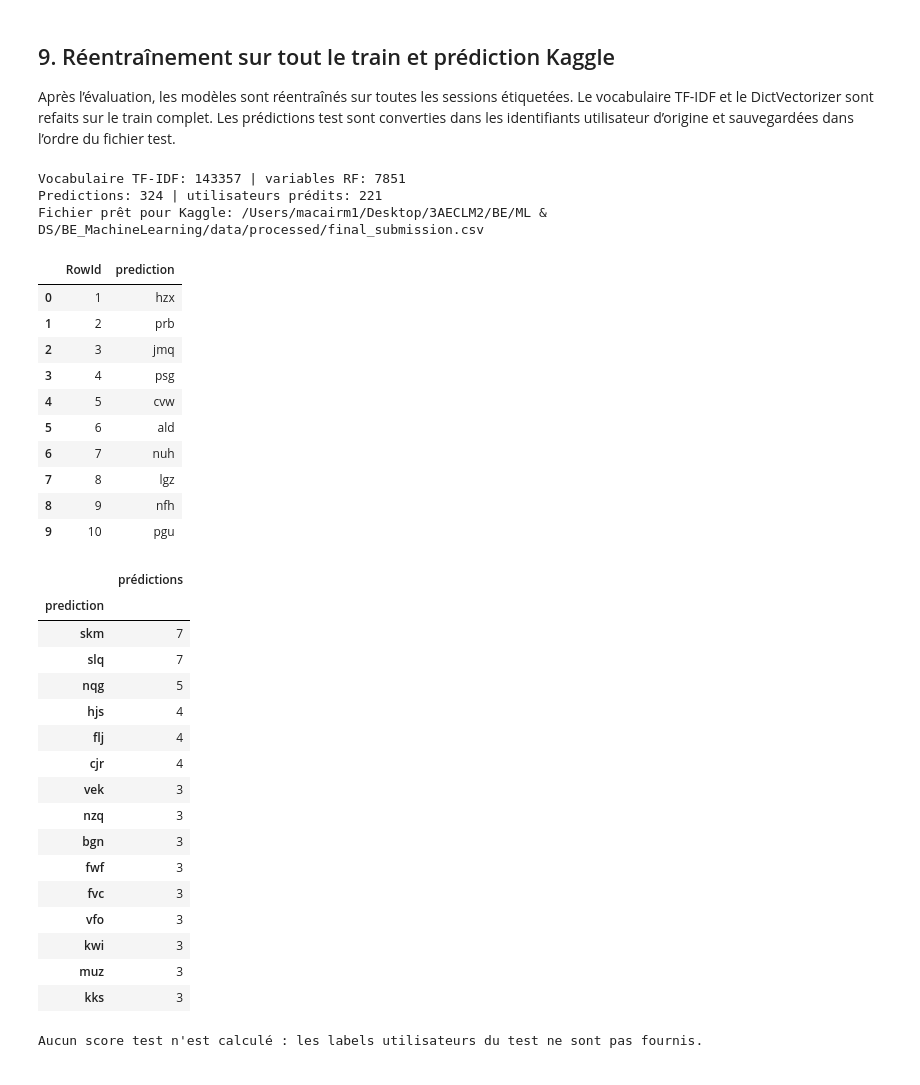
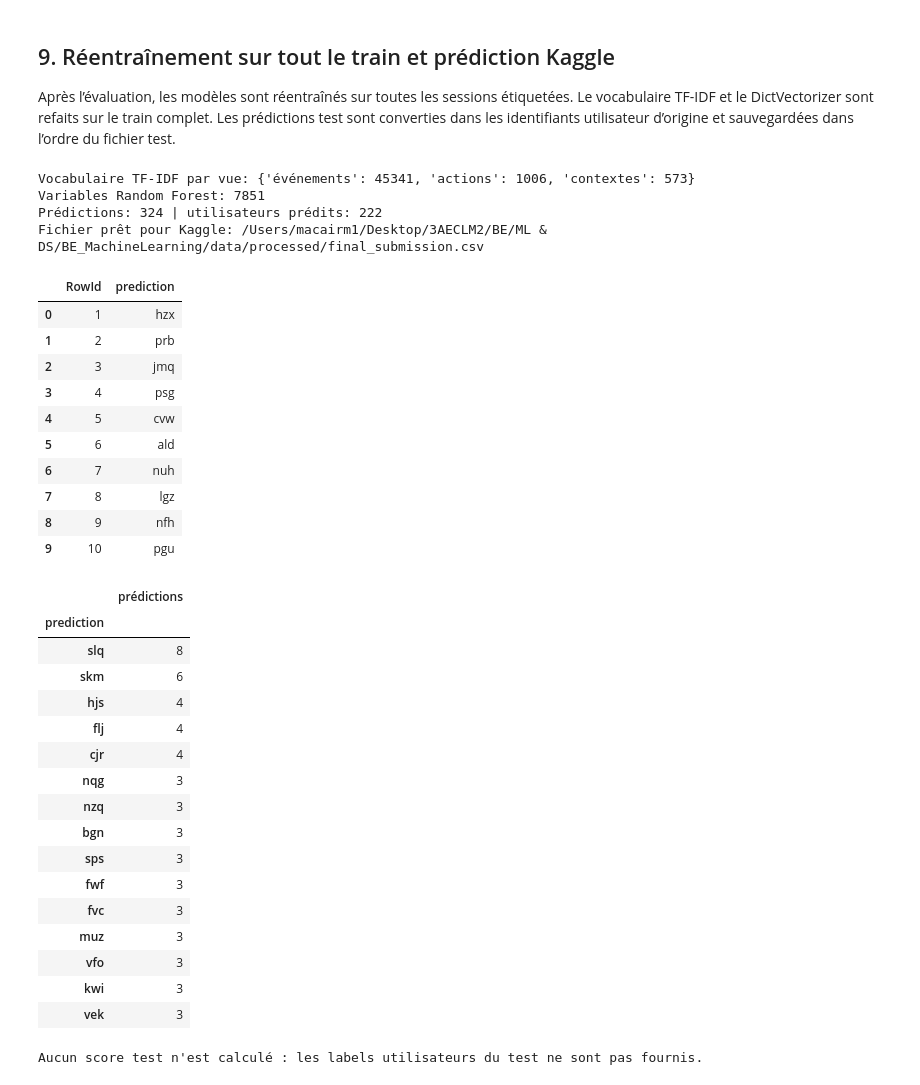
Before and after one commit to AM1N8/BE_MachineLearning, a Jupyter notebook: Notebooks/FINAL_PROJECT.ipynb, the cells around one changed output. Drawn from its saved outputs; the diff is of its cells as text; code cells hidden in the pictures.

```diff
--- a/Notebooks/FINAL_PROJECT.ipynb
+++ b/Notebooks/FINAL_PROJECT.ipynb
@@ -36,6 +36,7 @@ from IPython.display import display
 from sklearn.ensemble import RandomForestClassifier
 from sklearn.feature_extraction import DictVectorizer
 from sklearn.feature_extraction.text import TfidfVectorizer
+from sklearn.linear_model import RidgeClassifier, SGDClassifier
 from sklearn.metrics import (
     accuracy_score,
     classification_report,
@@ -43,6 +44,8 @@ from sklearn.metrics import (
     precision_recall_fscore_support,
 )
 from sklearn.model_selection import train_test_split
+from sklearn.naive_bayes import ComplementNB
+from sklearn.neighbors import KNeighborsClassifier
 from sklearn.svm import LinearSVC
 
 # Configuration principale, pour pouvoir reproduire l'expérience.
@@ -51,10 +54,12 @@ OUTER_VALIDATION_SEED = 31415
 INNER_VALIDATION_SEED = 42
 OUTER_VALIDATION_SIZE = 0.20
 INNER_VALIDATION_SIZE = 0.20
-TFIDF_NGRAM_RANGE = (1, 3)
+TFIDF_NGRAM_RANGE = (1, 2)
 TFIDF_MIN_DF = 2
-SVM_C = 3.0
+SVM_C = 5.0
 SVM_CLASS_WEIGHT = "balanced"
+ACTION_VIEW_WEIGHT = 0.75
+CONTEXT_VIEW_WEIGHT = 0.25
 RF_TREES = 500
 RF_MIN_SAMPLES_LEAF = 2
 BLEND_TEMPERATURES = (0.1, 0.2, 0.35, 0.5)
@@ -275,6 +280,19 @@ def sequence_document(session: dict, include_time_markers: bool = False) -> str:
         if include_time_markers or not TIME_RE.fullmatch(token)
     )
     return TOKEN_SEPARATOR.join(tokens)
+
+def semantic_documents(session: dict) -> tuple[str, str]:
+    actions = [f"BROWSER={session['navigateur']}"]
+    contexts = [f"BROWSER={session['navigateur']}"]
+    for event in session["events"]:
+        if TIME_RE.fullmatch(event):
+            continue
+        actions.append(f"ACTION={action_name(event)}")
+        for prefix, pattern in (("SCREEN", SCREEN_RE), ("CONFIG", CONFIG_RE), ("CHAIN", CHAIN_RE)):
+            match = pattern.search(event)
+            if match:
+                contexts.append(f"{prefix}={match.group(1)}")
+    return TOKEN_SEPARATOR.join(actions), TOKEN_SEPARATOR.join(contexts)
 
 def rf_features(session: dict) -> dict[str, float]:
     events = session["events"]
@@ -325,6 +343,8 @@ def rf_features(session: dict) -> dict[str, float]:
 
 train_documents = [sequence_document(s) for s in train_sessions]
 test_documents = [sequence_document(s) for s in test_sessions]
+train_action_documents, train_context_documents = zip(*(semantic_documents(s) for s in train_sessions))
+test_action_documents, test_context_documents = zip(*(semantic_documents(s) for s in test_sessions))
 train_rf_rows = [rf_features(s) for s in train_sessions]
 test_rf_rows = [rf_features(s) for s in test_sessions]
 
@@ -661,9 +737,9 @@ Erreurs du mélange: 22 / 656 (3.4%)
 
 Après l’évaluation, les modèles sont réentraînés sur toutes les sessions étiquetées. Le vocabulaire TF-IDF et le DictVectorizer sont refaits sur le train complet. Les prédictions test sont converties dans les identifiants utilisateur d’origine et sauvegardées dans l’ordre du fichier test.
 # %%
-final_tfidf = build_tfidf()
-X_train_seq = final_tfidf.fit_transform(train_documents)
-X_test_seq = final_tfidf.transform(test_documents)
+all_train_views = (train_documents, train_action_documents, train_context_documents)
+test_views = (test_documents, test_action_documents, test_context_documents)
+X_train_seq, X_test_seq, final_svm_vectorizers = vectorize_svm_views(all_train_views, test_views)
 final_svm = build_svm()
 final_svm.fit(X_train_seq, y)
 test_svm_margins = final_svm.decision_function(X_test_seq)
@@ -689,53 +765,55 @@ test_predictions = blended_prediction(final_outputs, BEST_TEMPERATURE, BEST_RF_W
 submission = pd.DataFrame({
     "RowId": np.arange(1, len(test_predictions) + 1),
     "prediction": test_predictions,
 })
 submission_path = DATA_DIR / "processed" / "final_submission.csv"
 submission_path.parent.mkdir(parents=True, exist_ok=True)
 submission.to_csv(submission_path, index=False)
 
 assert submission.columns.tolist() == ["RowId", "prediction"]
 assert len(submission) == len(test_sessions) == len(sample_submission)
 assert submission["RowId"].tolist() == sample_submission["RowId"].tolist()
-assert set(submission["prediction"]).issubset(set(y))
-print("Vocabulaire TF-IDF:", X_train_seq.shape[1], "| variables RF:", X_train_counts.shape[1])
-print("Predictions:", len(submission), "| utilisateurs prédits:", submission["prediction"].nunique())
+
+print("Vocabulaire TF-IDF par vue:", {name: len(vectorizer.vocabulary_) for name, vectorizer in final_svm_vectorizers.items()})
+print("Variables Random Forest:", X_train_counts.shape[1])
+print("Prédictions:", len(submission), "| utilisateurs prédits:", submission["prediction"].nunique())
 print("Fichier prêt pour Kaggle:", submission_path)
 display(submission.head(10))
 display(submission["prediction"].value_counts().head(15).rename("prédictions").to_frame())
 print("Aucun score test n'est calculé : les labels utilisateurs du test ne sont pas fournis.")
 # %% [output]
-Vocabulaire TF-IDF: 143357 | variables RF: 7851
-Predictions: 324 | utilisateurs prédits: 221
+Vocabulaire TF-IDF par vue: {'événements': 45341, 'actions': 1006, 'contextes': 573}
+Variables Random Forest: 7851
+Prédictions: 324 | utilisateurs prédits: 222
 Fichier prêt pour Kaggle: /Users/macairm1/Desktop/3AECLM2/BE/ML & DS/BE_MachineLearning/data/processed/final_submission.csv
 |  | RowId | prediction |
 | 0 | 1 | hzx |
 | 1 | 2 | prb |
 | 2 | 3 | jmq |
 | 3 | 4 | psg |
 | 4 | 5 | cvw |
 | 5 | 6 | ald |
 | 6 | 7 | nuh |
 | 7 | 8 | lgz |
 | 8 | 9 | nfh |
 | 9 | 10 | pgu |
 |  | prédictions |
 | prediction |  |
-| skm | 7 |
-| slq | 7 |
-| nqg | 5 |
+| slq | 8 |
+| skm | 6 |
 | hjs | 4 |
 | flj | 4 |
 | cjr | 4 |
-| vek | 3 |
+| nqg | 3 |
 | nzq | 3 |
 | bgn | 3 |
+| sps | 3 |
 | fwf | 3 |
 | fvc | 3 |
+| muz | 3 |
 | vfo | 3 |
 | kwi | 3 |
-| muz | 3 |
-| kks | 3 |
+| vek | 3 |
 Aucun score test n'est calculé : les labels utilisateurs du test ne sont pas fournis.
 # %% [markdown]
 ## 10. Bilan, limites et pistes d’amélioration
```
Also changed, not shown: parts of 9 cells of this notebook, 1 other file.
